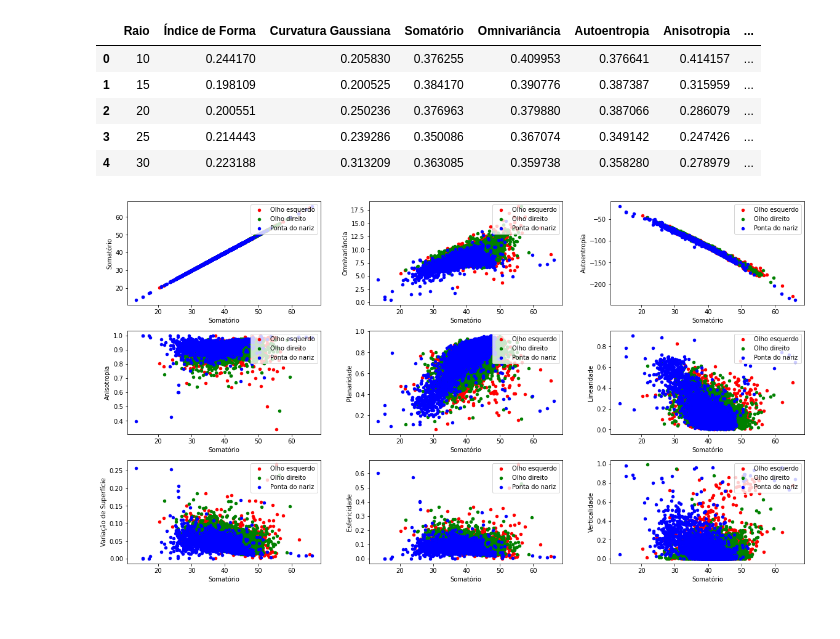
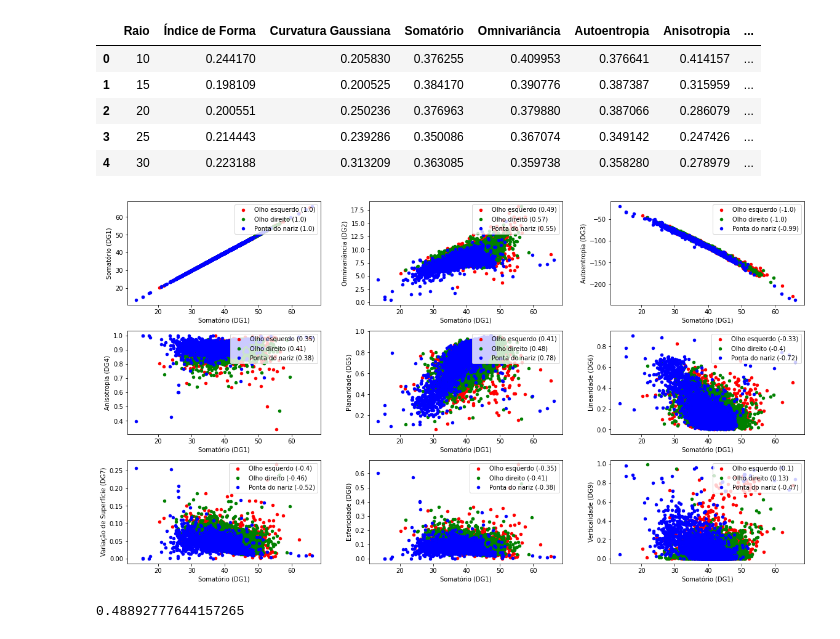
Before and after one commit to thalissonfelipe/landmarks, a Jupyter notebook: TCC - Análise dos descritores estudados.ipynb, the cells around one changed output. Drawn from its saved outputs; the diff is of its cells as text; code cells hidden in the pictures.

```diff
--- a/TCC - Análise dos descritores estudados.ipynb
+++ b/TCC - Análise dos descritores estudados.ipynb
@@ -9,13 +9,13 @@ plt.rcParams['figure.figsize'] = (16, 9)
 # %% [markdown]
 # Carregando datasets
 # %%
-df_le1 = pd.read_csv('covariance_features_left_eye_10_30.csv', index_col=0)
-df_re1 = pd.read_csv('covariance_features_right_eye_10_30.csv', index_col=0)
-df_nt1 = pd.read_csv('covariance_features_nose_tip_10_30.csv', index_col=0)
+df_le1 = pd.read_csv('data/covariance_features_left_eye_10_30.csv', index_col=0)
+df_re1 = pd.read_csv('data/covariance_features_right_eye_10_30.csv', index_col=0)
+df_nt1 = pd.read_csv('data/covariance_features_nose_tip_10_30.csv', index_col=0)
 
-df_le2 = pd.read_csv('left_inner_eye_10_30.csv', index_col=0)
-df_re2 = pd.read_csv('right_inner_eye_10_30.csv', index_col=0)
-df_nt2 = pd.read_csv('nose_tip_10_30.csv', index_col=0)
+df_le2 = pd.read_csv('data/left_inner_eye_10_30.csv', index_col=0)
+df_re2 = pd.read_csv('data/right_inner_eye_10_30.csv', index_col=0)
+df_nt2 = pd.read_csv('data/nose_tip_10_30.csv', index_col=0)
 # %% [markdown]
 ## Merge dos datasets: descritores da matriz de covariância com shape index e curvatura gaussiana
 # %%
@@ -86,6 +86,9 @@ columns = list(df_le1.columns[3:])
 features = ['Somatório', 'Omnivariância', 'Autoentropia',
             'Anisotropia', 'Planaridade', 'Linearidade',
             'Variação de Superfície', 'Esfericidade', 'Verticalidade']
+features1 = ['Somatório (DG1)', 'Omnivariância (DG2)', 'Autoentropia (DG3)',
+            'Anisotropia (DG4)', 'Planaridade (DG5)', 'Linearidade (DG6)',
+            'Variação de Superfície (DG7)', 'Esfericidade (DG8)', 'Verticalidade (DG9)']
 colors = ['blue', 'cyan', 'green', 'red', 'brown']
 labels = ['Raio 10', 'Raio 15', 'Raio 20', 'Raio 25', 'Raio 30']
 # %%
@@ -383,13 +388,16 @@ def plot_scatterplot_together(dfl, dfr, dfn, column, expression=None, title='',
     fig, axes = plt.subplots(nrows, ncols)
     fig.tight_layout()
 
-    dfl.columns = dfr.columns = dfn.columns = features
+    dfl.columns = dfr.columns = dfn.columns = features1
 
     i, j = 0, 0 # refactor
     for index, col in enumerate(dfl.columns):
-        dfl.plot.scatter(ax=axes[i, j], x=column, y=col, c='r', label='Olho esquerdo')
-        dfr.plot.scatter(ax=axes[i, j], x=column, y=col, c='g', label='Olho direito')
-        dfn.plot.scatter(ax=axes[i, j], x=column, y=col, c='b', label='Ponta do nariz')
+        e = dfl[[column, col]].corr().values[0][1]
+        d = dfr[[column, col]].corr().values[0][1]
+        dfl.plot.scatter(ax=axes[i, j], x=column, y=col, c='r', label='Olho esquerdo ({})'.format(round(e,2)))
+        dfr.plot.scatter(ax=axes[i, j], x=column, y=col, c='g', label='Olho direito ({})'.format(round(d, 2)))
+        n = dfn[[column, col]].corr().values[0][1]
+        dfn.plot.scatter(ax=axes[i, j], x=column, y=col, c='b', label='Ponta do nariz ({})'.format(round(n, 2)))
         axes[i, j].legend(loc='upper right')
         j += 1
         if j == 3:
@@ -400,7 +408,7 @@ def plot_scatterplot_together(dfl, dfr, dfn, column, expression=None, title='',
     plt.subplots_adjust(top=0.95, wspace=0.25, hspace=0.25)
 
     if save:
-        plt.savefig(filename)
+        plt.savefig(filename, bbox_inches='tight')
 
     plt.show()
 # %%
@@ -427,6 +435,10 @@ dfr20_nt = df_nt1.iloc[:,21:30]
 dfr25_nt = df_nt1.iloc[:,30:39]
 dfr30_nt = df_nt1.iloc[:,39:48]
 # %%
-plot_scatterplot_together(dfr10_le, dfr10_re, dfr10_nt, 'Somatório', save=True, filename='dispersao_somatorio.pdf')
+plot_scatterplot_together(dfr10_le, dfr10_re, dfr10_nt, 'Somatório (DG1)', save=True, filename='dispersao_somatorio.pdf')
 # %% [output]
-[figure, old version]
+[figure, new version]
+# %%
+dfr10_le[['Somatório (DG1)', 'Omnivariância (DG2)']].corr().values[0][1]
+# %% [output]
+0.48892777644157265
```
Also changed, not shown: parts of 7 cells of this notebook, 5 other files.
